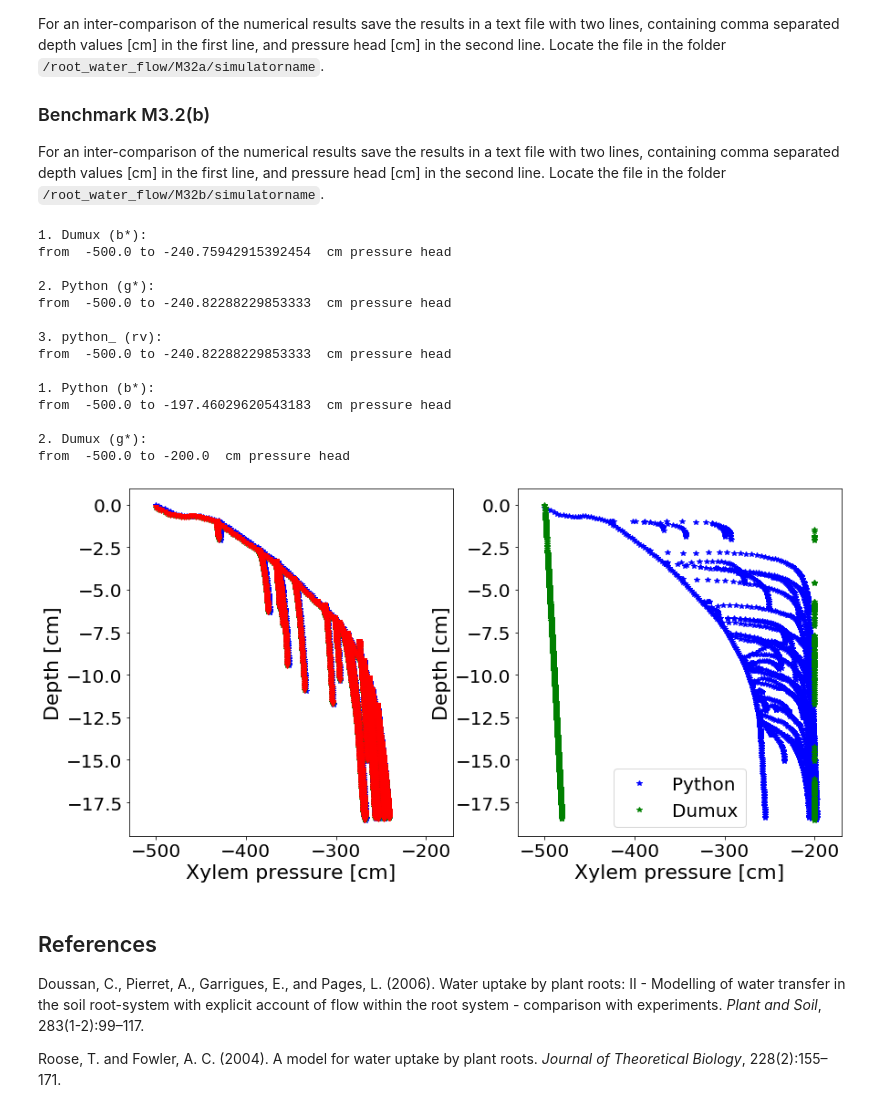
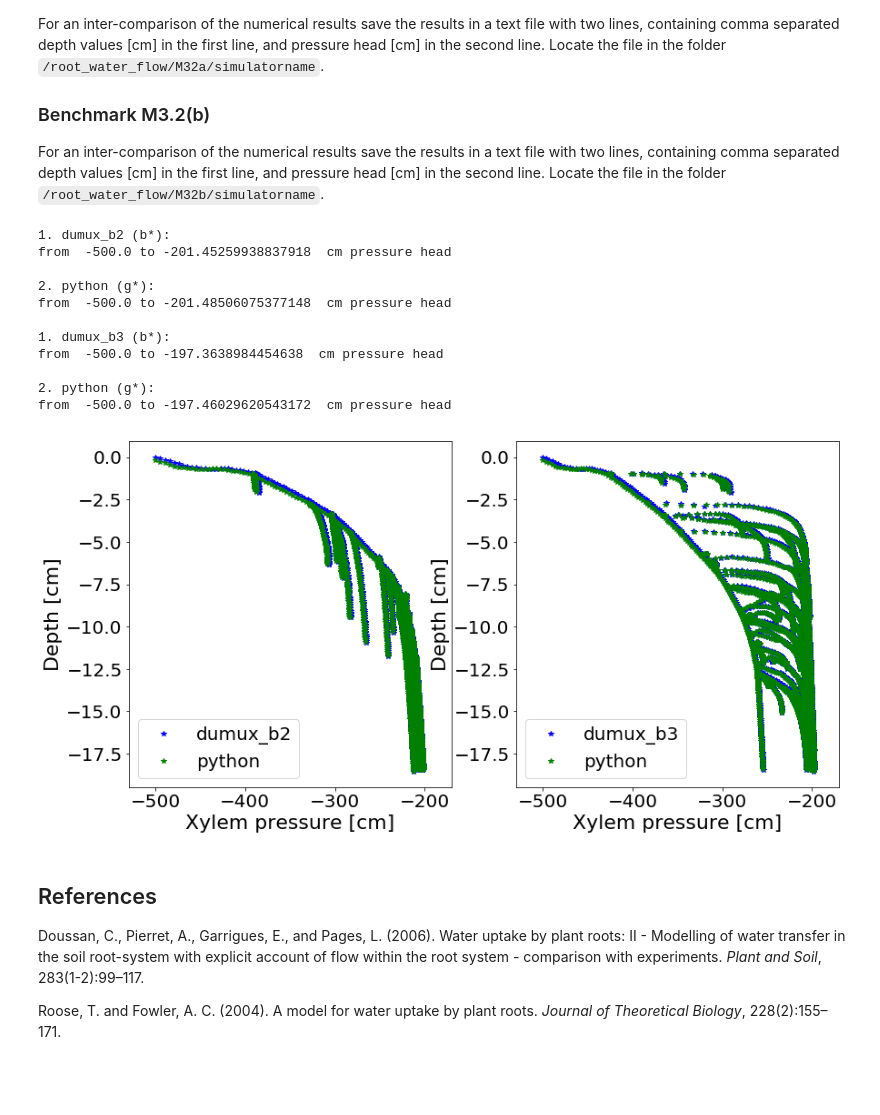
Before and after one commit to RSA-benchmarks/collaborative-comparison, a Jupyter notebook: Water flow in roots.ipynb, the cells around one changed output. Saved outputs shown, nothing was run; the diff lists cells and outputs as text; code cells hidden in the pictures; blank space fills up the shorter version.

```diff
--- a/Water flow in roots.ipynb
+++ b/Water flow in roots.ipynb
@@ -68,8 +68,8 @@ We choose the following parameters:
 # %%
 L = 50            # length of single straight root [cm]
 a = 0.2           # radius  [cm]
-kx = 4.32e-2      # axial conductivity [cm^3 / day]
-kr = 1.728e-4     # radial conductivity [1 / day]
+kx = 0.173        # axial conductivity [cm^3 / day]
+kr = 2.6e-3       # radial conductivity [1 / day]
 p_s = -200        # static soil matric potiential [cm]
 p0 = -1000        # dirichlet bc at top [cm]
 # %% [markdown]
@@ -327,56 +336,54 @@ for dirname, dirnames, filenames in os.walk('root_water_flow/M32a/.'):
         except Exception as ex:
             print("Something went wrong with file "+f)
             print(ex)
-
 ax[0].set_xlabel("Xylem pressure [cm]")
 ax[0].set_ylabel("Depth [cm]")
+ax[0].legend(l)
 
 # M32b
 l=[]
 for dirname, dirnames, filenames in os.walk('root_water_flow/M32b/.'):
     filenames.sort()
-    for i,f in enumerate(filenames[::-1]):
+    for i,f in enumerate(filenames):
         try:
             l.append(f)
             data = np.loadtxt("root_water_flow/M32b/"+f,delimiter=',')
             print(str(i+1)+". "+f+" ("+col[i]+"):")
             print("from ", min(data[1,:]), "to", max(data[1,:]), " cm pressure head\n")
             #plt.plot(data[1,:],data[0,:],col[i])
             pl, = ax[1].plot(data[1,:],data[0,:],col[i])
         except Exception as ex:
             print("Something went wrong with file "+f)
             print(ex)
 
 ax[1].set_xlabel("Xylem pressure [cm]")
 ax[1].set_ylabel("Depth [cm]")
 ax[0].set_xlim(-530,-170)
 ax[1].set_xlim(-530,-170)
-plt.legend(l)
+ax[1].legend(l)
+
 plt.rc('font', size=22)          # controls default text sizes
 plt.rc('axes', titlesize=22)     # fontsize of the axes title
 plt.rc('axes', labelsize=22)    # fontsize of the x and y labels
 plt.rc('xtick', labelsize=20)    # fontsize of the tick labels
 plt.rc('ytick', labelsize=20)    # fontsize of the tick labels
 plt.rc('legend', fontsize=20)    # legend fontsize
 plt.rc('figure', titlesize=22)  # fontsize of the figure title
 #plt.savefig('m32_results.png', dpi=300, bbox_inches = "tight")
 plt.show()
 # %% [output]
-1. Dumux (b*):
-from  -500.0 to -240.75942915392454  cm pressure head
+1. dumux_b2 (b*):
+from  -500.0 to -201.45259938837918  cm pressure head
 
-2. Python (g*):
-from  -500.0 to -240.82288229853333  cm pressure head
+2. python (g*):
+from  -500.0 to -201.48506075377148  cm pressure head
 
-3. python_ (rv):
-from  -500.0 to -240.82288229853333  cm pressure head
+1. dumux_b3 (b*):
+from  -500.0 to -197.3638984454638  cm pressure head
 
-1. Python (b*):
-from  -500.0 to -197.46029620543183  cm pressure head
-
-2. Dumux (g*):
-from  -500.0 to -200.0  cm pressure head
+2. python (g*):
+from  -500.0 to -197.46029620543172  cm pressure head
-[figure, old version]
+[figure, new version]
 # %% [markdown]
 ## References
 
```
Also changed, not shown: parts of 5 cells of this notebook, 10 other files.
